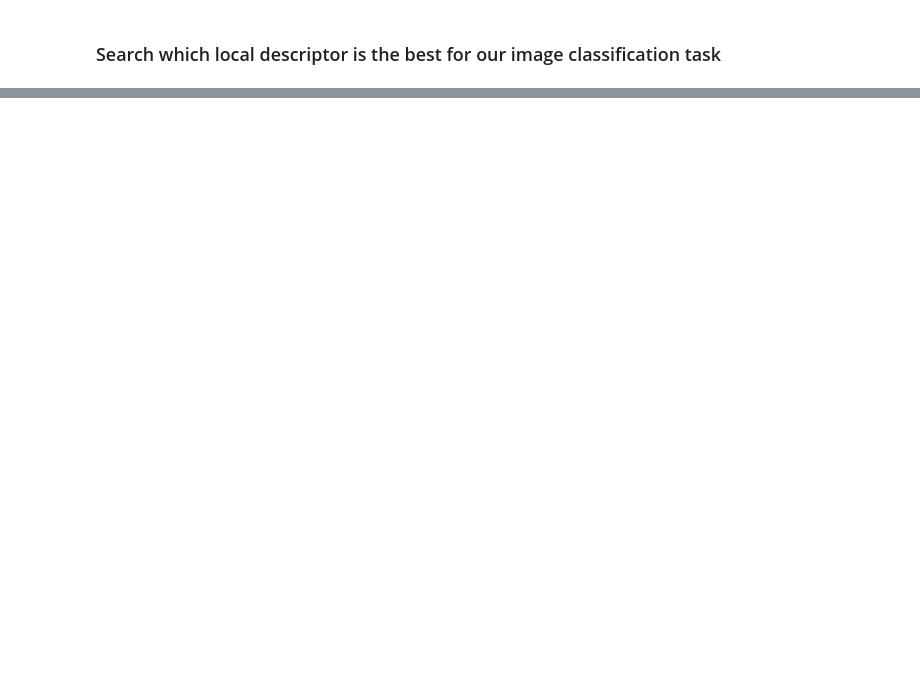
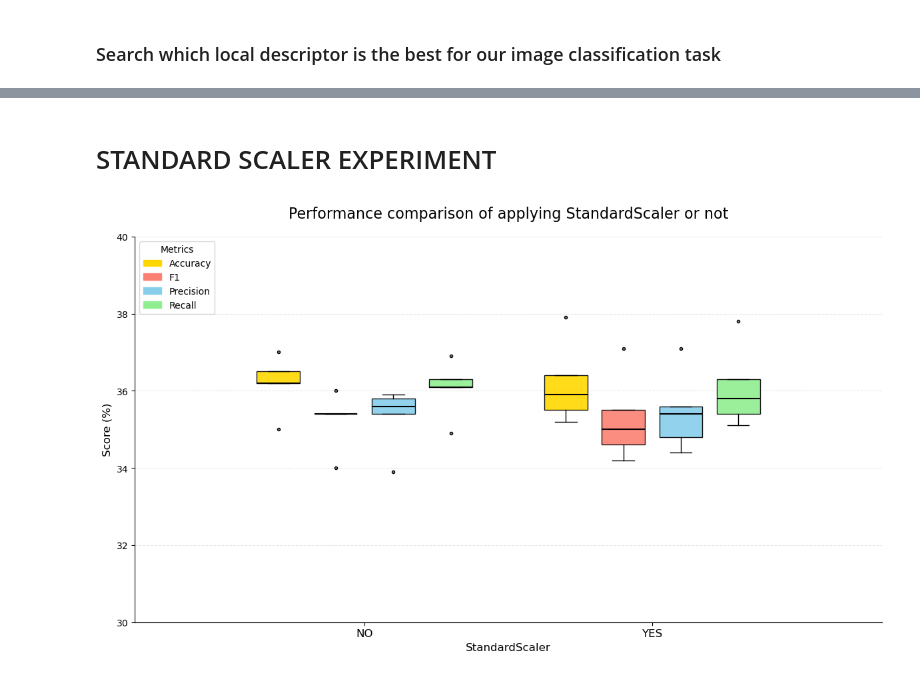
Before and after one commit to MCV-C3/project-5, a Jupyter notebook: Week1/experiments.ipynb, the cells around one changed output, grey strips where cells are left out. Drawn from its saved outputs; the diff is of its cells as text; code cells hidden in the pictures; blank space fills up the shorter version.

Commit message:
added standard scaling

```diff
--- a/Week1/experiments.ipynb
+++ b/Week1/experiments.ipynb
@@ -369,0 +665,24 @@ P-value: 0.58043
+# %% [markdown]
+# STANDARD SCALER EXPERIMENT
+# %%
+performance_scaler = {
+    'NO':[
+        [36.2, 36.5, 35.0, 36.2, 37.0],
+        [35.4, 35.4, 34.0, 35.4, 36.0],
+        [35.6, 35.4, 33.9, 35.8, 35.9],
+        [36.1, 36.3, 34.9, 36.1, 36.9]
+    ],
+    'YES':[
+        [35.9, 36.4, 35.5, 35.2, 37.9],
+        [35.0, 35.5, 34.6, 34.2, 37.1],
+        [35.4, 35.6, 34.8, 34.4, 37.1],
+        [35.8, 36.3, 35.4, 35.1, 37.8]
+    ]
+}
+
+plot_performance_boxplots(data=performance_scaler,
+                          title="Performance comparison between applying StandardScaler or not",
+                          dim=[30,40],
+                          x_axis_title="StandardScaler")
+# %% [output]
+[figure, added]
```
Also changed, not shown: parts of 24 cells of this notebook, 3 other files.
